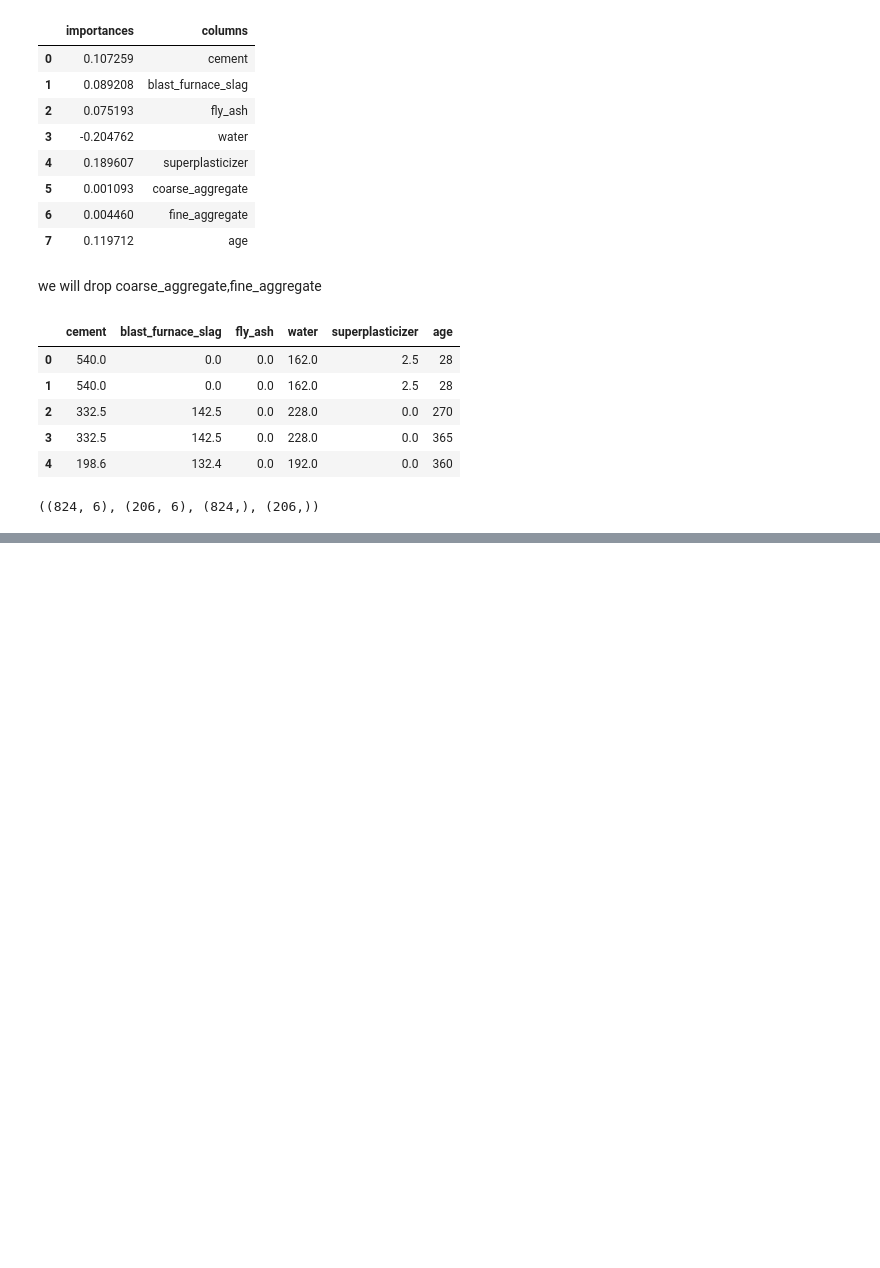
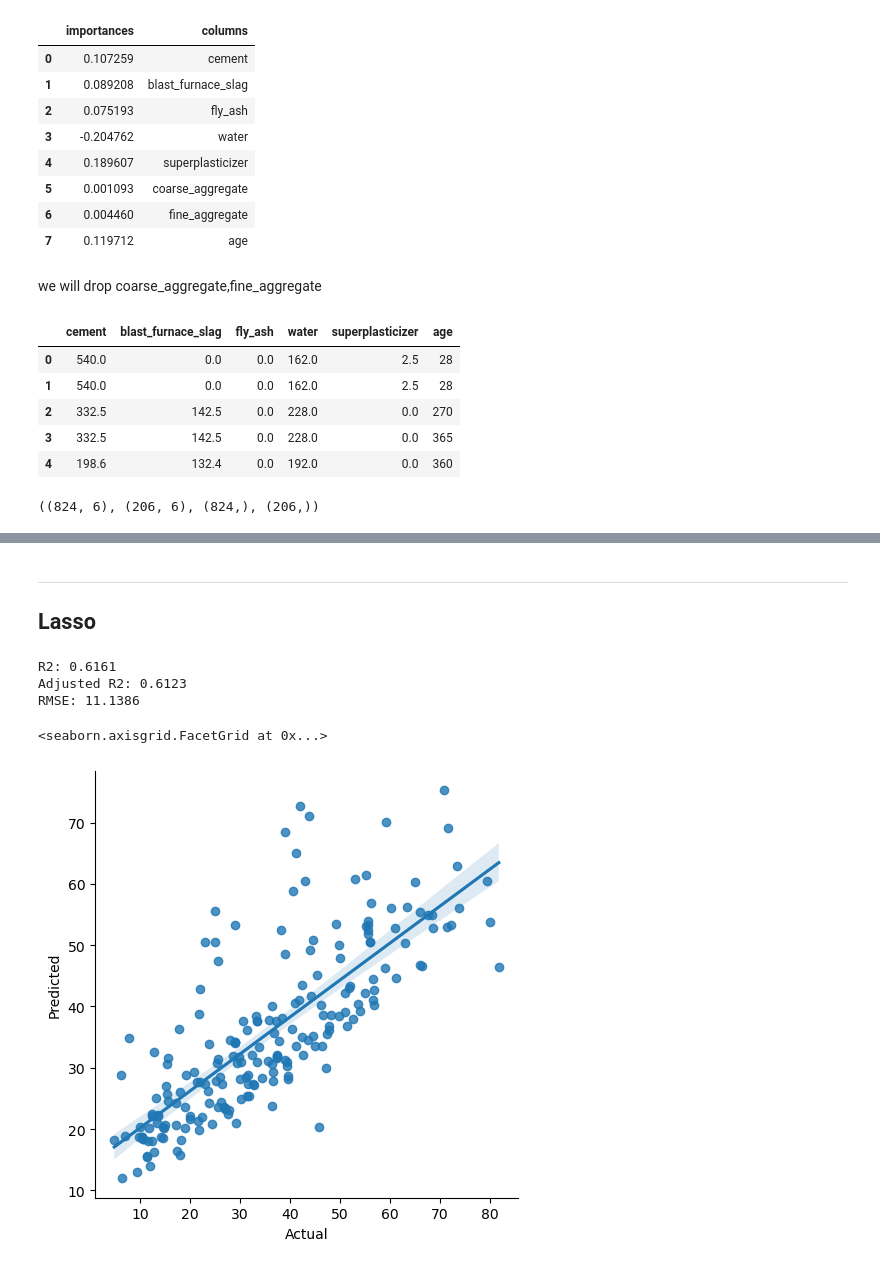
Before and after one commit to NinadKarlekar/Concrete_Compressive_strength_prediction_ineuron, a Jupyter notebook: notebook/EDA and Model.ipynb, the cells around one changed output, grey strips where cells are left out. Cells and saved outputs as stored; diff of their text form; code cells hidden in the pictures; blank space fills up the shorter version.

```diff
--- a/notebook/EDA and Model.ipynb
+++ b/notebook/EDA and Model.ipynb
@@ -648,0 +709,35 @@ x_tr.shape,x_te.shape,y_tr.shape,y_te.shape
+# %% [markdown]
+-------------------------
+## Lasso
+# %%
+from sklearn.linear_model import Lasso
+from sklearn import metrics
+import seaborn as sns
+
+# Lasso Regression
+la = Lasso()
+la.fit(x_tr, y_tr)
+
+# Predictions
+las_fs_p = la.predict(x2test)
+
+# Evaluation
+las_fs_r2 = la.score(x_tr, y_tr)
+las_fs_ar2 = 1 - ((1 - las_fs_r2) * (len(x_tr) - 1)) / (len(x_tr) - len(x_tr.columns) - 1)
+las_fs_mse = metrics.mean_squared_error(y_te, las_fs_p)
+las_fs_rmse = np.sqrt(las_fs_mse)
+
+# Display Results
+print(f"R2: {las_fs_r2:.4f}")
+print(f"Adjusted R2: {las_fs_ar2:.4f}")
+print(f"RMSE: {las_fs_rmse:.4f}")
+
+# Display Actual vs. Predicted
+df1 = pd.DataFrame({"Actual": y_te, "Predicted": las_fs_p})
+sns.lmplot(data=df1, x="Actual", y="Predicted")
+# %% [output]
+R2: 0.6161
+Adjusted R2: 0.6123
+RMSE: 11.1386
+<seaborn.axisgrid.FacetGrid at 0x...>
+[figure, added]
```
Also changed, not shown: parts of 22 cells of this notebook, 1 other file.
